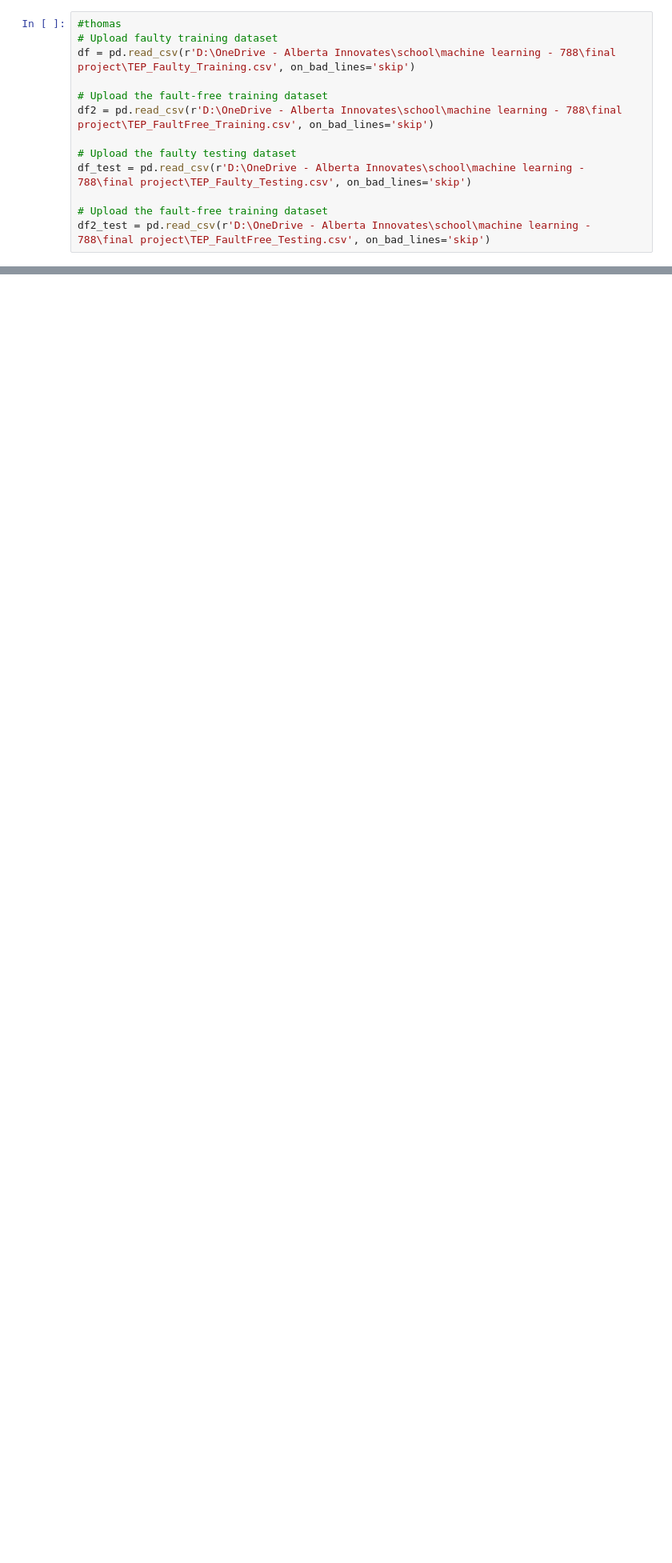
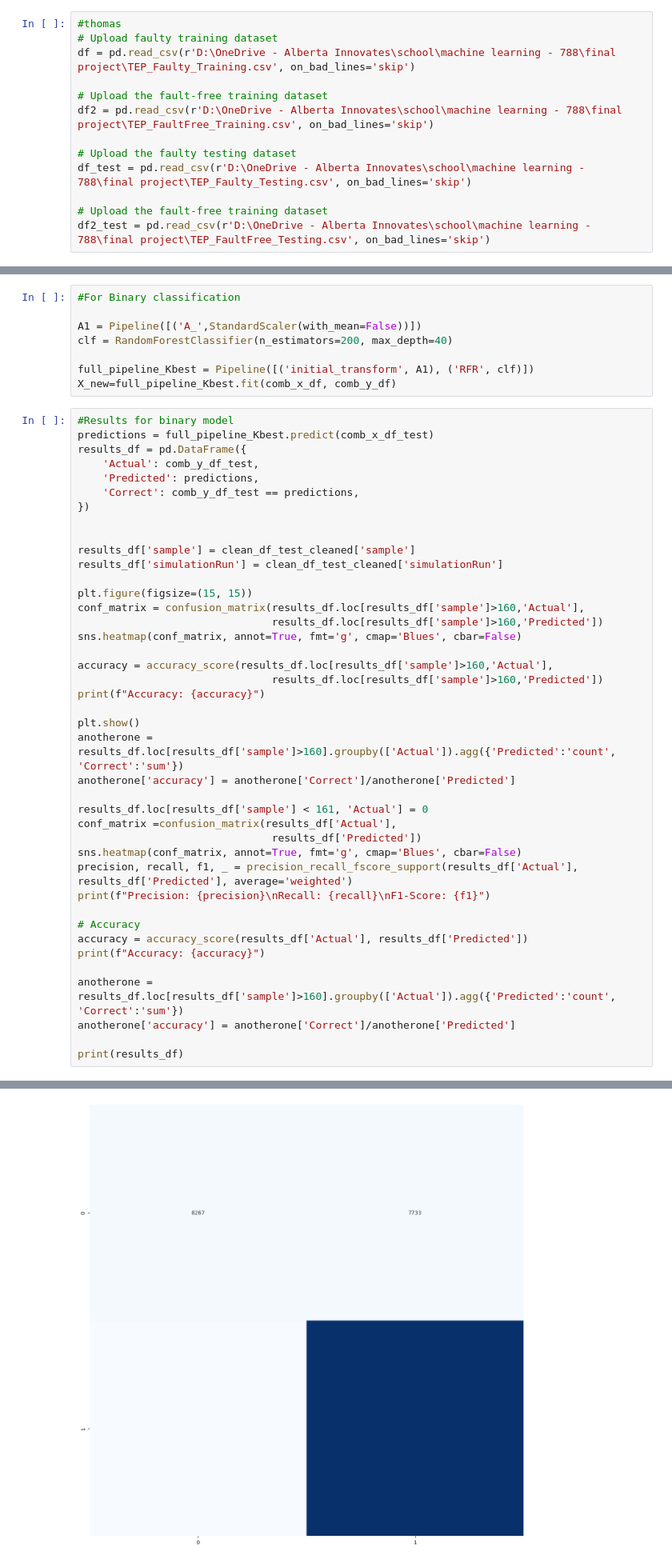
Before and after one commit to bns1808/MECE788Group1, a Jupyter notebook: main/RF and LSTM combined - TK.ipynb, the cells around one changed output, grey strips where cells are left out. Shown at 80% size. Cells and saved outputs as stored; diff of their text form; blank space fills up the shorter version.

```diff
--- a/main/RF and LSTM combined - TK.ipynb
+++ b/main/RF and LSTM combined - TK.ipynb
@@ -42,0 +132,50 @@ df2_test = df2_test.loc[(df2_test['simulationRun']<31),:]
+# %%
+#For Binary classification
+
+A1 = Pipeline([('A_',StandardScaler(with_mean=False))])
+clf = RandomForestClassifier(n_estimators=200, max_depth=40)
+
+full_pipeline_Kbest = Pipeline([('initial_transform', A1), ('RFR', clf)])
+X_new=full_pipeline_Kbest.fit(comb_x_df, comb_y_df)
+# %%
+#Results for binary model
+predictions = full_pipeline_Kbest.predict(comb_x_df_test)
+results_df = pd.DataFrame({
+    'Actual': comb_y_df_test,
+    'Predicted': predictions,
+    'Correct': comb_y_df_test == predictions,
+})
+
+
+results_df['sample'] = clean_df_test_cleaned['sample']
+results_df['simulationRun'] = clean_df_test_cleaned['simulationRun']
+
+plt.figure(figsize=(15, 15))
+conf_matrix = confusion_matrix(results_df.loc[results_df['sample']>160,'Actual'],
+                               results_df.loc[results_df['sample']>160,'Predicted'])
+sns.heatmap(conf_matrix, annot=True, fmt='g', cmap='Blues', cbar=False)
+
+accuracy = accuracy_score(results_df.loc[results_df['sample']>160,'Actual'],
+                               results_df.loc[results_df['sample']>160,'Predicted'])
+print(f"Accuracy: {accuracy}")
+
+plt.show()
+anotherone = results_df.loc[results_df['sample']>160].groupby(['Actual']).agg({'Predicted':'count', 'Correct':'sum'})
+anotherone['accuracy'] = anotherone['Correct']/anotherone['Predicted']
+
+results_df.loc[results_df['sample'] < 161, 'Actual'] = 0
+conf_matrix =confusion_matrix(results_df['Actual'],
+                               results_df['Predicted'])
+sns.heatmap(conf_matrix, annot=True, fmt='g', cmap='Blues', cbar=False)
+precision, recall, f1, _ = precision_recall_fscore_support(results_df['Actual'], results_df['Predicted'], average='weighted')
+print(f"Precision: {precision}\nRecall: {recall}\nF1-Score: {f1}")
+
+# Accuracy
+accuracy = accuracy_score(results_df['Actual'], results_df['Predicted'])
+print(f"Accuracy: {accuracy}")
+
+anotherone = results_df.loc[results_df['sample']>160].groupby(['Actual']).agg({'Predicted':'count', 'Correct':'sum'})
+anotherone['accuracy'] = anotherone['Correct']/anotherone['Predicted']
+
+print(results_df)
+# %% [output]
@@ -42,0 +183 @@ df2_test = df2_test.loc[(df2_test['simulationRun']<31),:]
+[figure, added]
```
Also changed, not shown: parts of 5 cells of this notebook, 1 other file.
